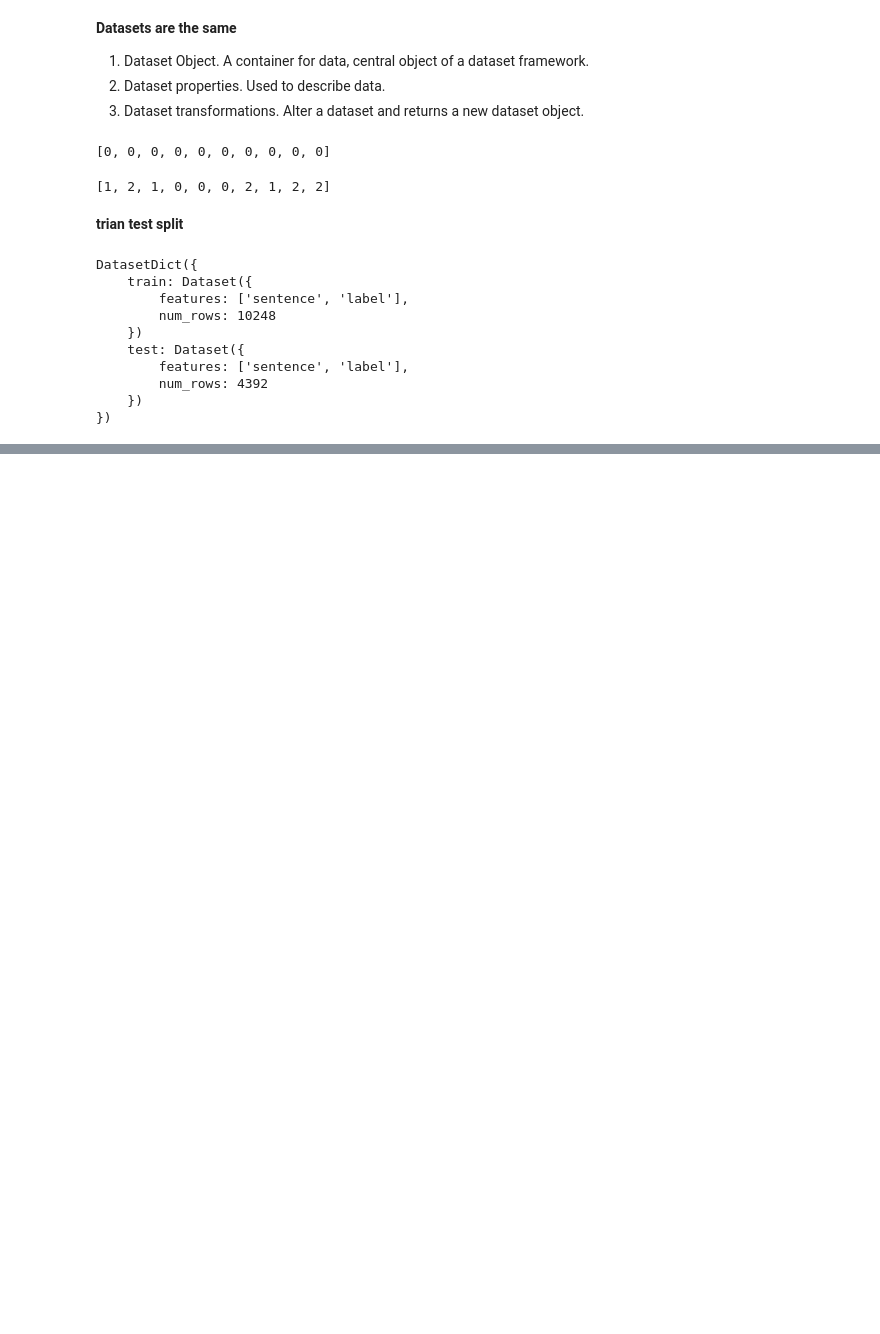
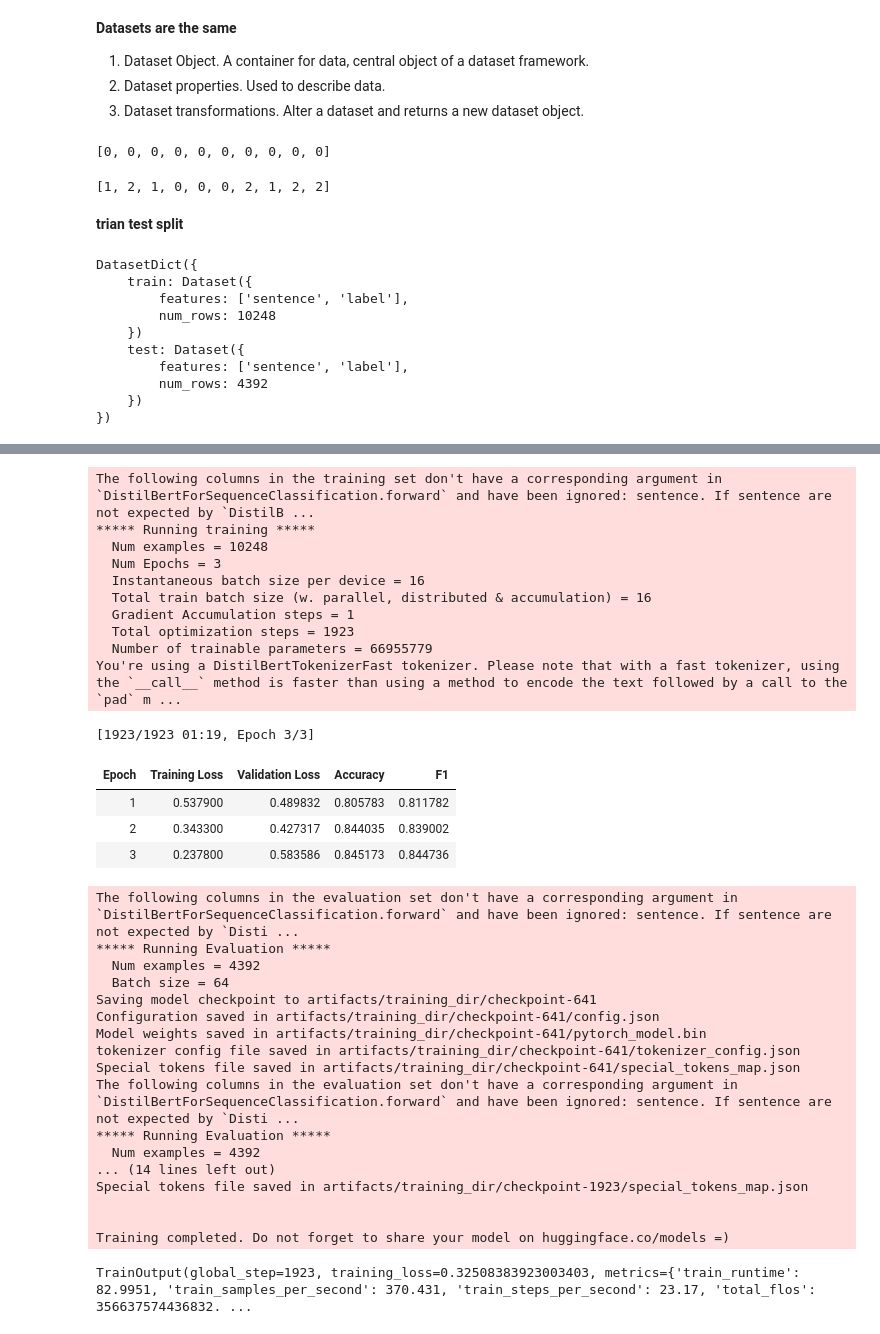
Before and after one commit to Kira1108/huggingface-examples, a Jupyter notebook: CustomDatasets.ipynb, the cells around one changed output, grey strips where cells are left out. Saved outputs shown, nothing was run; the diff lists cells and outputs as text; code cells hidden in the pictures; blank space fills up the shorter version.

```diff
--- a/CustomDatasets.ipynb
+++ b/CustomDatasets.ipynb
@@ -240,0 +235,36 @@ trainer = Trainer(
+# %%
+trainer.train()
+# %% [output]
+The following columns in the training set don't have a corresponding argument in `DistilBertForSequenceClassification.forward` and have been ignored: sentence. If sentence are not expected by `DistilB ...
+***** Running training *****
+  Num examples = 10248
+  Num Epochs = 3
+  Instantaneous batch size per device = 16
+  Total train batch size (w. parallel, distributed & accumulation) = 16
+  Gradient Accumulation steps = 1
+  Total optimization steps = 1923
+  Number of trainable parameters = 66955779
+You're using a DistilBertTokenizerFast tokenizer. Please note that with a fast tokenizer, using the `__call__` method is faster than using a method to encode the text followed by a call to the `pad` m ...
+[1923/1923 01:19, Epoch 3/3]
+| Epoch | Training Loss | Validation Loss | Accuracy | F1 |
+| 1 | 0.537900 | 0.489832 | 0.805783 | 0.811782 |
+| 2 | 0.343300 | 0.427317 | 0.844035 | 0.839002 |
+| 3 | 0.237800 | 0.583586 | 0.845173 | 0.844736 |
+The following columns in the evaluation set don't have a corresponding argument in `DistilBertForSequenceClassification.forward` and have been ignored: sentence. If sentence are not expected by `Disti ...
+***** Running Evaluation *****
+  Num examples = 4392
+  Batch size = 64
+Saving model checkpoint to artifacts/training_dir/checkpoint-641
+Configuration saved in artifacts/training_dir/checkpoint-641/config.json
+Model weights saved in artifacts/training_dir/checkpoint-641/pytorch_model.bin
+tokenizer config file saved in artifacts/training_dir/checkpoint-641/tokenizer_config.json
+Special tokens file saved in artifacts/training_dir/checkpoint-641/special_tokens_map.json
+The following columns in the evaluation set don't have a corresponding argument in `DistilBertForSequenceClassification.forward` and have been ignored: sentence. If sentence are not expected by `Disti ...
+***** Running Evaluation *****
+  Num examples = 4392
+... (14 lines left out)
+Special tokens file saved in artifacts/training_dir/checkpoint-1923/special_tokens_map.json
+
+
+Training completed. Do not forget to share your model on huggingface.co/models =)
+TrainOutput(global_step=1923, training_loss=0.32508383923003403, metrics={'train_runtime': 82.9951, 'train_samples_per_second': 370.431, 'train_steps_per_second': 23.17, 'total_flos': 356637574436832. ...
```
Also changed, not shown: parts of 7 cells of this notebook.
